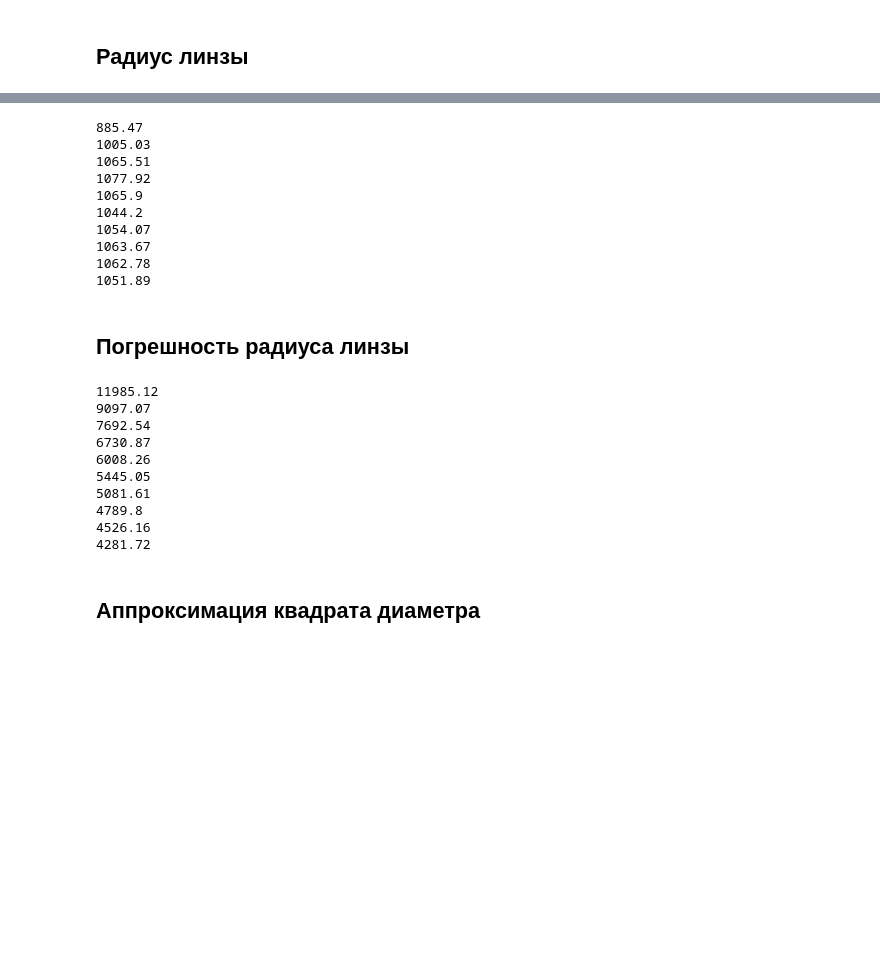
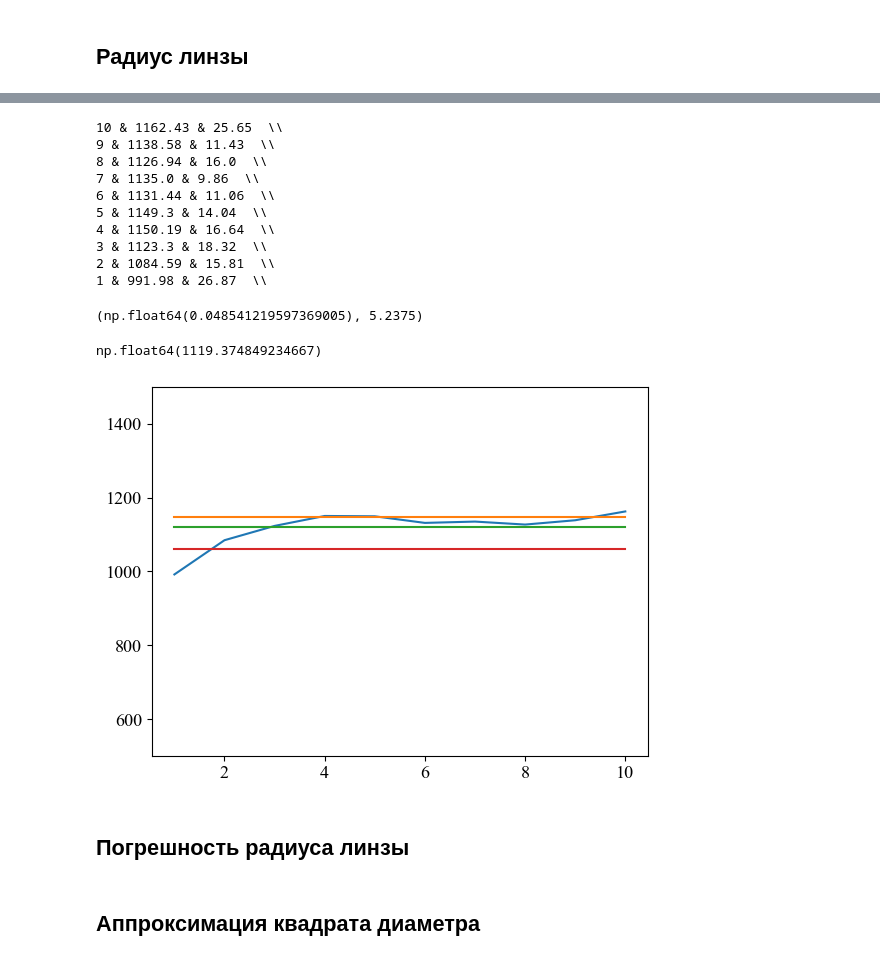
Before and after one commit to SerKin0/IBTC-physics-2k4s-latex-newton_ring, a Jupyter notebook: data/main.ipynb, the cells around one changed output, grey strips where cells are left out. Cells and saved outputs as stored; diff of their text form; code cells hidden in the pictures; blank space fills up the shorter version.

```diff
--- a/data/main.ipynb
+++ b/data/main.ipynb
@@ -238,53 +374,45 @@ def error_radius_lens(
 # %%
 radius_lenses = []
+k = 10
+for diameters in diameters_rings_av:
+    radius_lenses.append(
+            radius_lens(diameters, k)
+    )
+    k -= 1
 
-for diameters in diameters_rings:
-    radius_lenses.append(
-        [
-            radius_lens(diameter * 1e-3, k + 1) * 1e3
-            for k, diameter in enumerate(diameters[::-1])
-        ]
-    )
+ind = 10
+for var in radius_lenses:
+    print(f'{ind} & {(round(var, 2))} & {round(error_radius_lens(diameters_rings_av[10 - ind], ind, delta_diameter=Deltas_d[10 - ind]), 2)}  \\\\')
+    ind -= 1
 
-for var in radius_lenses[0]:
-    print(round(var, 2))
+Deltas_d[0], diameters_rings_av[0]
 # %% [output]
-885.47
-1005.03
-1065.51
-1077.92
-1065.9
-1044.2
-1054.07
-1063.67
-1062.78
-1051.89
+10 & 1162.43 & 25.65  \\
+9 & 1138.58 & 11.43  \\
+8 & 1126.94 & 16.0  \\
+7 & 1135.0 & 9.86  \\
+6 & 1131.44 & 11.06  \\
+5 & 1149.3 & 14.04  \\
+4 & 1150.19 & 16.64  \\
+3 & 1123.3 & 18.32  \\
+2 & 1084.59 & 15.81  \\
+1 & 991.98 & 26.87  \\
+(np.float64(0.048541219597369005), 5.2375)
+# %%
+plt.plot(pupu, np.flip(radius_lenses))
+plt.plot([1, 10], [1147.3908395346439, 1147.3908395346439])
+
+av = np.average(radius_lenses)
+plt.plot([1, 10], [av, av])
+plt.plot([1, 10], [1060, 1060])
+plt.ylim(500, 1500)
+
+av
+# %% [output]
+np.float64(1119.374849234667)
+[figure, added]
 # %% [markdown]
 ## Погрешность радиуса линзы
-# %%
-error_radius_lenses = []
-
-for diameters in diameters_rings:
-    error_radius_lenses.append(
-        [
-            error_radius_lens(diameter * 1e-3, k + 1) * 1e3
-            for k, diameter in enumerate(diameters[::-1])
-        ]
-    )
-
-for var in error_radius_lenses[0]:
-    print(round(var, 2))
-# %% [output]
-11985.12
-9097.07
-7692.54
-6730.87
-6008.26
-5445.05
-5081.61
-4789.8
-4526.16
-4281.72
 # %% [markdown]
 ## Аппроксимация квадрата диаметра
 # %%
```
Also changed, not shown: parts of 22 cells of this notebook, 4 other files.
